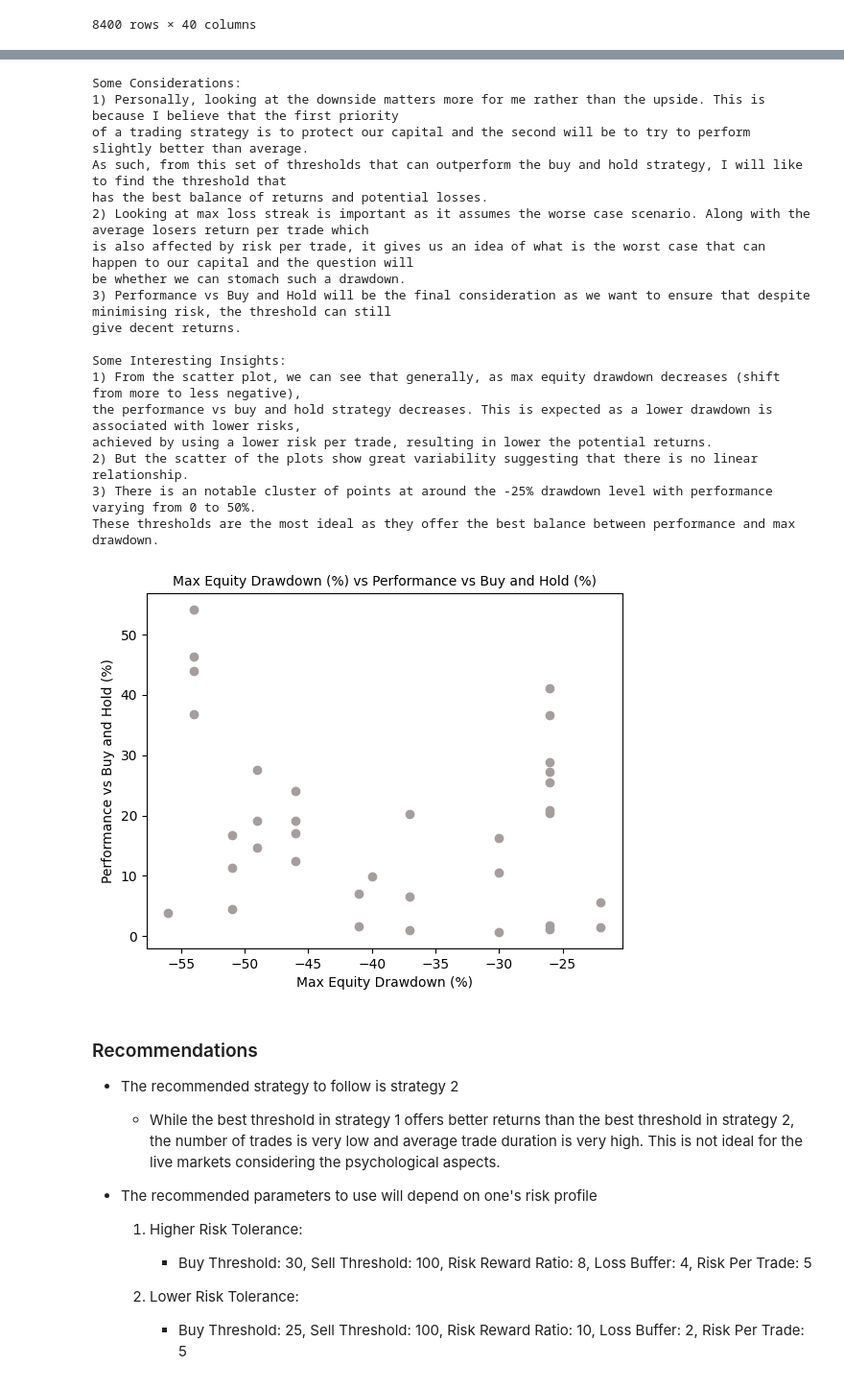
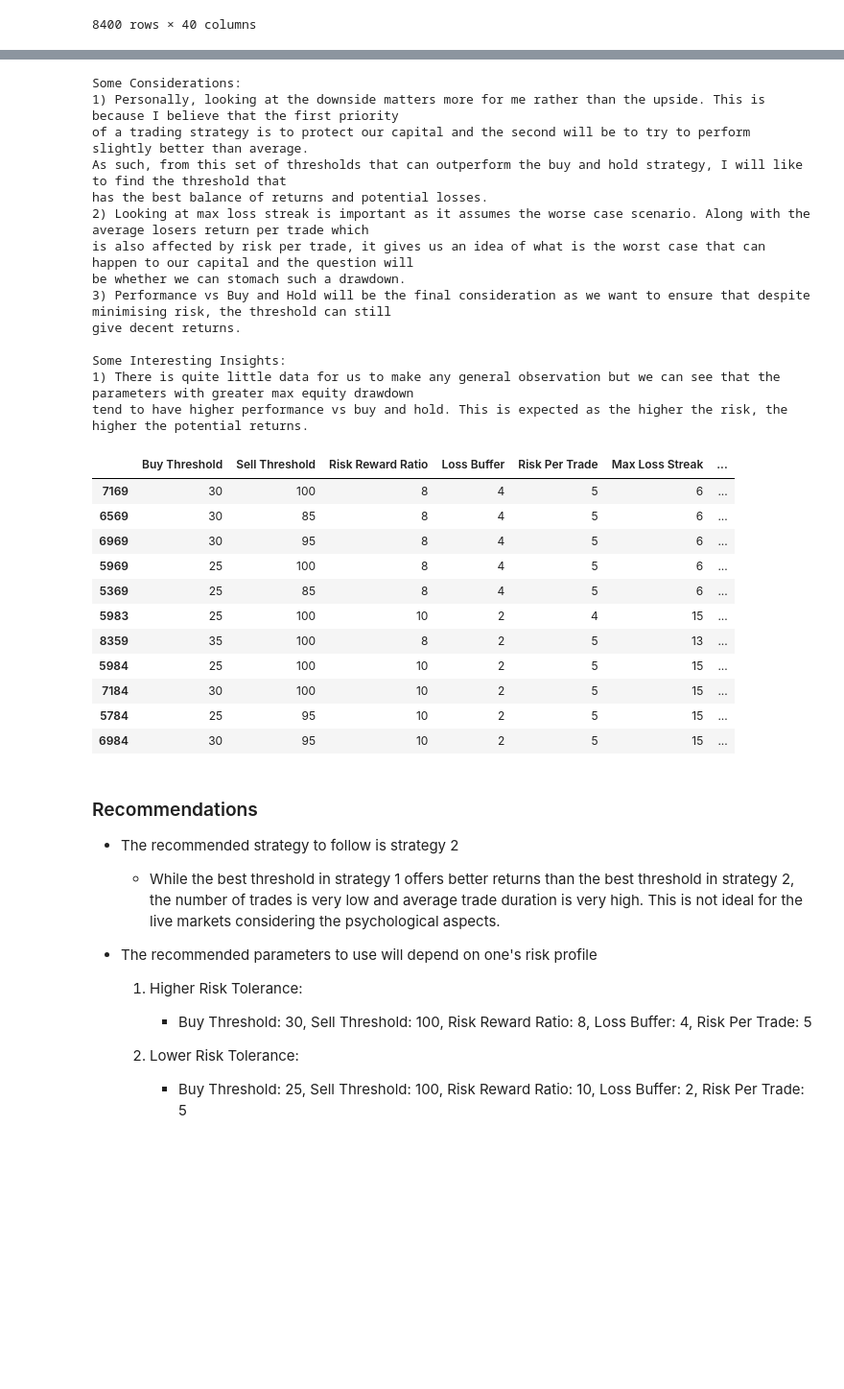
Before and after one commit to jianhaosoh/Fear-and-Greed-Index-Analysis, a Jupyter notebook: analysis.ipynb, the cells around one changed output, grey strips where cells are left out. Shown at 96% size. Cells and saved outputs as stored; diff of their text form; code cells hidden in the pictures; blank space fills up the shorter version.

```diff
--- a/analysis.ipynb
+++ b/analysis.ipynb
@@ -672,51 +668,50 @@ print("Some Considerations: \n"
         "of a trading strategy is to protect our capital and the second will be to try to perform slightly better than average.\n"
         "As such, from this set of thresholds that can outperform the buy and hold strategy, I will like to find the threshold that\n"
         "has the best balance of returns and potential losses.\n"
         "2) Looking at max loss streak is important as it assumes the worse case scenario. Along with the average losers return per trade which\n"
         "is also affected by risk per trade, it gives us an idea of what is the worst case that can happen to our capital and the question will \n"
         "be whether we can stomach such a drawdown.\n"
         "3) Performance vs Buy and Hold will be the final consideration as we want to ensure that despite minimising risk, the threshold can still\n"
         "give decent returns."
 )
 
 # Find what is the max drawdown on equity for each threshold based on max loss streak and average losers return
 strategy2_results_outperform = strategy2_results_outperform[['Buy Threshold', 'Sell Threshold', 'Risk Reward Ratio', 'Loss Buffer', 'Risk Per Trade', 'Max Loss Streak', 'Average Loser Returns (%)', 'Performance vs Buy and Hold (%)']].copy()
 strategy2_results_outperform['Max Equity Drawdown (%)'] = round((100 * (1 - (strategy2_results_outperform['Risk Per Trade'] / 100)) ** strategy2_results_outperform['Max Loss Streak']) - 100, 0)
 strategy2_optimal_full = strategy2_results_outperform.sort_values(by=['Max Equity Drawdown (%)', 'Performance vs Buy and Hold (%)'], ascending=[False, False])
-plt.scatter(strategy2_optimal_full['Max Equity Drawdown (%)'], strategy2_optimal_full['Performance vs Buy and Hold (%)'], color='#a69d9d', linewidth=1.0)
-plt.xlabel('Max Equity Drawdown (%)')
-plt.ylabel('Performance vs Buy and Hold (%)')
-plt.title('Max Equity Drawdown (%) vs Performance vs Buy and Hold (%)', size=10)
 
 print("\nSome Interesting Insights: \n"
-        "1) From the scatter plot, we can see that generally, as max equity drawdown decreases (shift from more to less negative),\n"
-        "the performance vs buy and hold strategy decreases. This is expected as a lower drawdown is associated with lower risks,\n"
-        "achieved by using a lower risk per trade, resulting in lower the potential returns.\n"
-        "2) But the scatter of the plots show great variability suggesting that there is no linear relationship.\n"
-        "3) There is an notable cluster of points at around the -25% drawdown level with performance varying from 0 to 50%.\n"
-        "These thresholds are the most ideal as they offer the best balance between performance and max drawdown."
-
+        "1) There is quite little data for us to make any general observation but we can see that the parameters with greater max equity drawdown\n"
+        "tend to have higher performance vs buy and hold. This is expected as the higher the risk, the higher the potential returns.\n"
 )
+strategy2_optimal_full
 # %% [output]
 Some Considerations:
 1) Personally, looking at the downside matters more for me rather than the upside. This is because I believe that the first priority
 of a trading strategy is to protect our capital and the second will be to try to perform slightly better than average.
 As such, from this set of thresholds that can outperform the buy and hold strategy, I will like to find the threshold that
 has the best balance of returns and potential losses.
 2) Looking at max loss streak is important as it assumes the worse case scenario. Along with the average losers return per trade which
 is also affected by risk per trade, it gives us an idea of what is the worst case that can happen to our capital and the question will
 be whether we can stomach such a drawdown.
 3) Performance vs Buy and Hold will be the final consideration as we want to ensure that despite minimising risk, the threshold can still
 give decent returns.
 
 Some Interesting Insights:
-1) From the scatter plot, we can see that generally, as max equity drawdown decreases (shift from more to less negative),
-the performance vs buy and hold strategy decreases. This is expected as a lower drawdown is associated with lower risks,
-achieved by using a lower risk per trade, resulting in lower the potential returns.
-2) But the scatter of the plots show great variability suggesting that there is no linear relationship.
-3) There is an notable cluster of points at around the -25% drawdown level with performance varying from 0 to 50%.
-These thresholds are the most ideal as they offer the best balance between performance and max drawdown.
+1) There is quite little data for us to make any general observation but we can see that the parameters with greater max equity drawdown
+tend to have higher performance vs buy and hold. This is expected as the higher the risk, the higher the potential returns.
-[figure, removed]
+|  | Buy Threshold | Sell Threshold | Risk Reward Ratio | Loss Buffer | Risk Per Trade | Max Loss Streak | ... |
+| 7169 | 30 | 100 | 8 | 4 | 5 | 6 | ... |
+| 6569 | 30 | 85 | 8 | 4 | 5 | 6 | ... |
+| 6969 | 30 | 95 | 8 | 4 | 5 | 6 | ... |
+| 5969 | 25 | 100 | 8 | 4 | 5 | 6 | ... |
+| 5369 | 25 | 85 | 8 | 4 | 5 | 6 | ... |
+| 5983 | 25 | 100 | 10 | 2 | 4 | 15 | ... |
+| 8359 | 35 | 100 | 8 | 2 | 5 | 13 | ... |
+| 5984 | 25 | 100 | 10 | 2 | 5 | 15 | ... |
+| 7184 | 30 | 100 | 10 | 2 | 5 | 15 | ... |
+| 5784 | 25 | 95 | 10 | 2 | 5 | 15 | ... |
+| 6984 | 30 | 95 | 10 | 2 | 5 | 15 | ... |
 # %% [markdown]
 ### Recommendations
 
```
Also changed, not shown: parts of 17 cells of this notebook, 10 other files.
